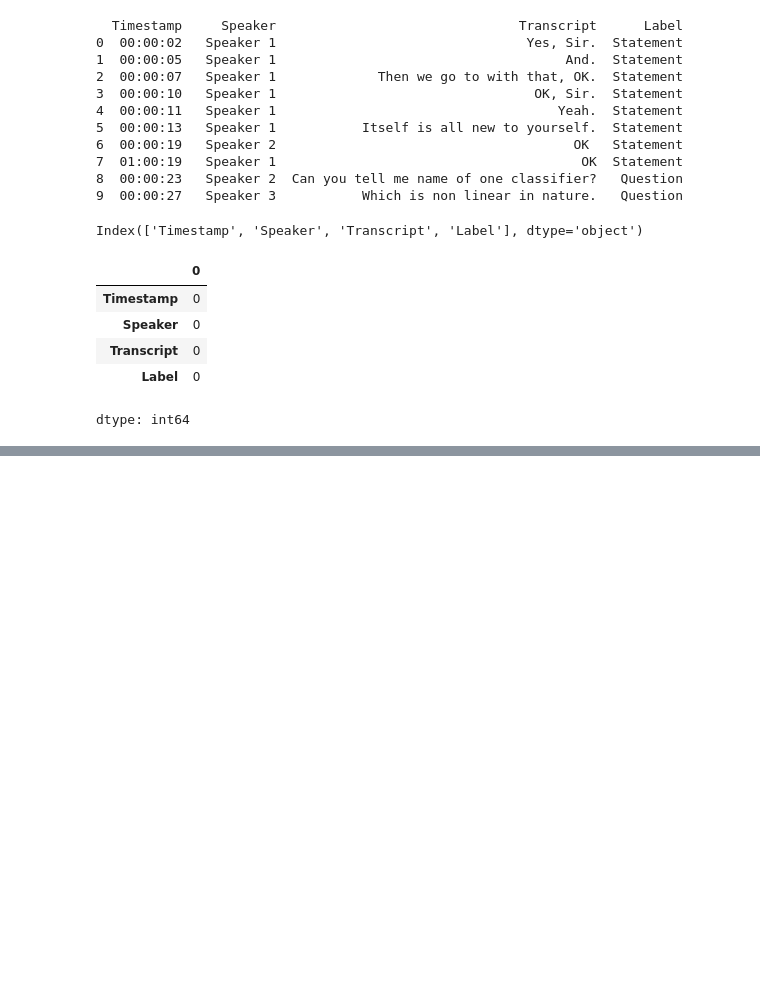
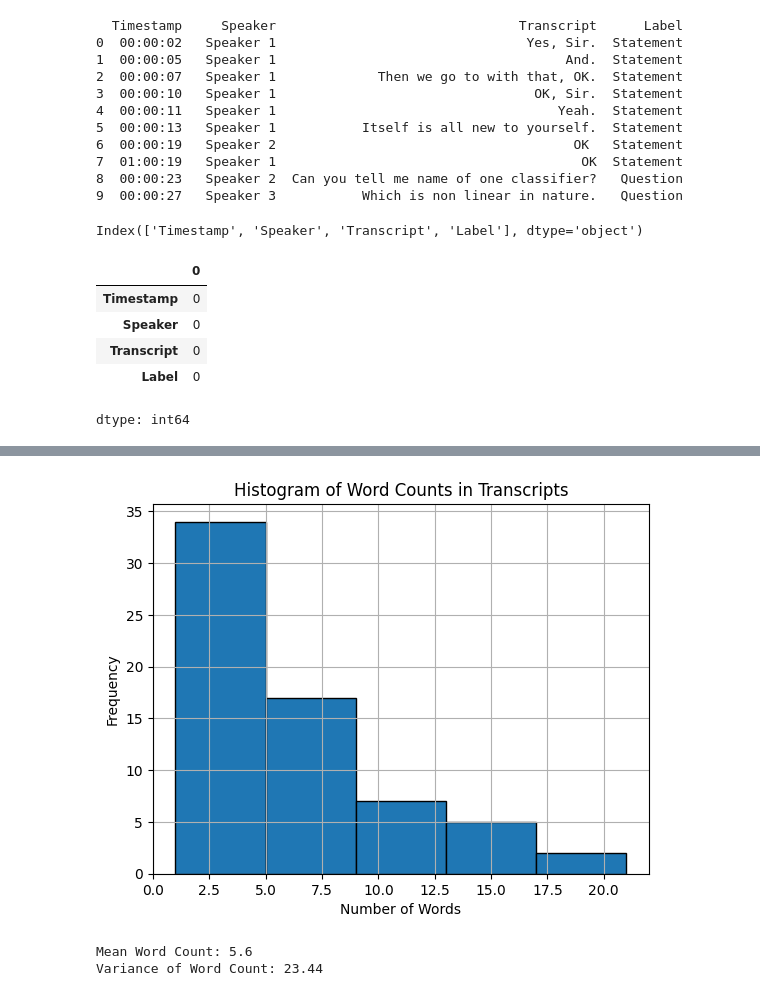
Before and after one commit to Arjun650/MachineLearning, a Jupyter notebook: lab_03.ipynb, the cells around one changed output, grey strips where cells are left out. Drawn from its saved outputs; the diff is of its cells as text; code cells hidden in the pictures; blank space fills up the shorter version.

```diff
--- a/lab_03.ipynb
+++ b/lab_03.ipynb
@@ -46,0 +104,28 @@ TypeError: Could not convert ['00:00:0200:00:0500:00:0700:00:1000:00:1100:00:130
+# %%
+import numpy as np
+import matplotlib.pyplot as plt
+
+
+
+word_counts = [len(transcript.split()) for transcript in data['Transcript']]
+
+
+hist, bin_edges = np.histogram(word_counts, bins=5)
+
+mean_word_count = np.mean(word_counts)
+variance_word_count = np.var(word_counts)
+
+plt.hist(word_counts, bins=5, edgecolor='black')
+plt.title('Histogram of Word Counts in Transcripts')
+plt.xlabel('Number of Words')
+plt.ylabel('Frequency')
+plt.grid(True)
+plt.show()
+
+
+print("Mean Word Count:", mean_word_count)
+print("Variance of Word Count:", variance_word_count)
+# %% [output]
+[figure, added]
+Mean Word Count: 5.6
+Variance of Word Count: 23.44
```
Also changed, not shown: parts of 11 cells of this notebook.
